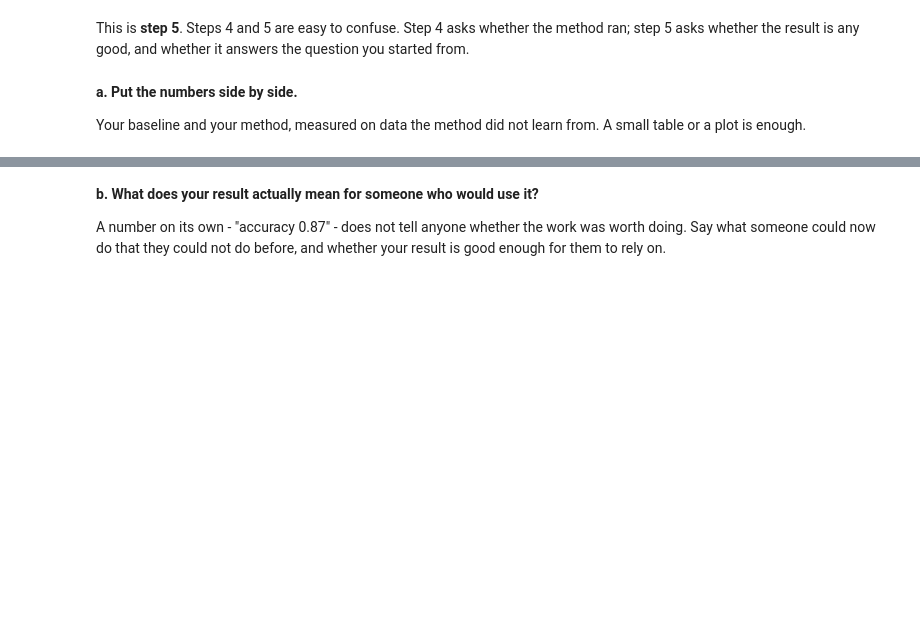
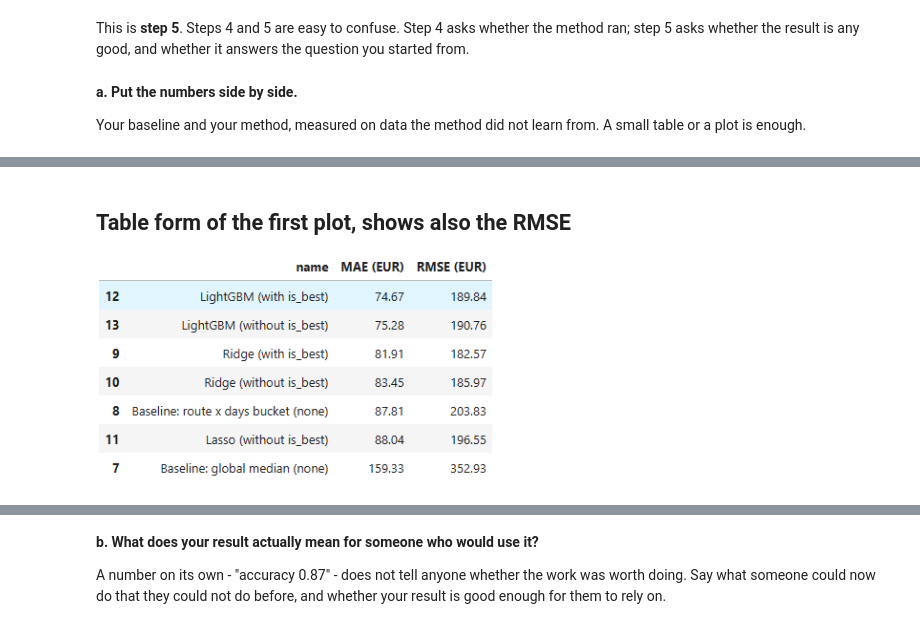
Before and after one commit to NazarZavrinUT/Introduction_to_Data_Science_project, a Jupyter notebook: IDS2026_HW10.ipynb, the cells around one changed output, grey strips where cells are left out. Saved outputs shown, nothing was run; the diff lists cells and outputs as text; code cells hidden in the pictures; blank space fills up the shorter version.

```diff
--- a/IDS2026_HW10.ipynb
+++ b/IDS2026_HW10.ipynb
@@ -354,0 +508,6 @@ Your baseline and your method, measured on data the method did not learn from. A
+# %% [markdown]
+## Table form of the first plot, shows also the RMSE
+# %%
+Image(filename="table_results.png", width=400)
+# %% [output]
+[figure, added]
```
Also changed, not shown: parts of 28 cells of this notebook.
